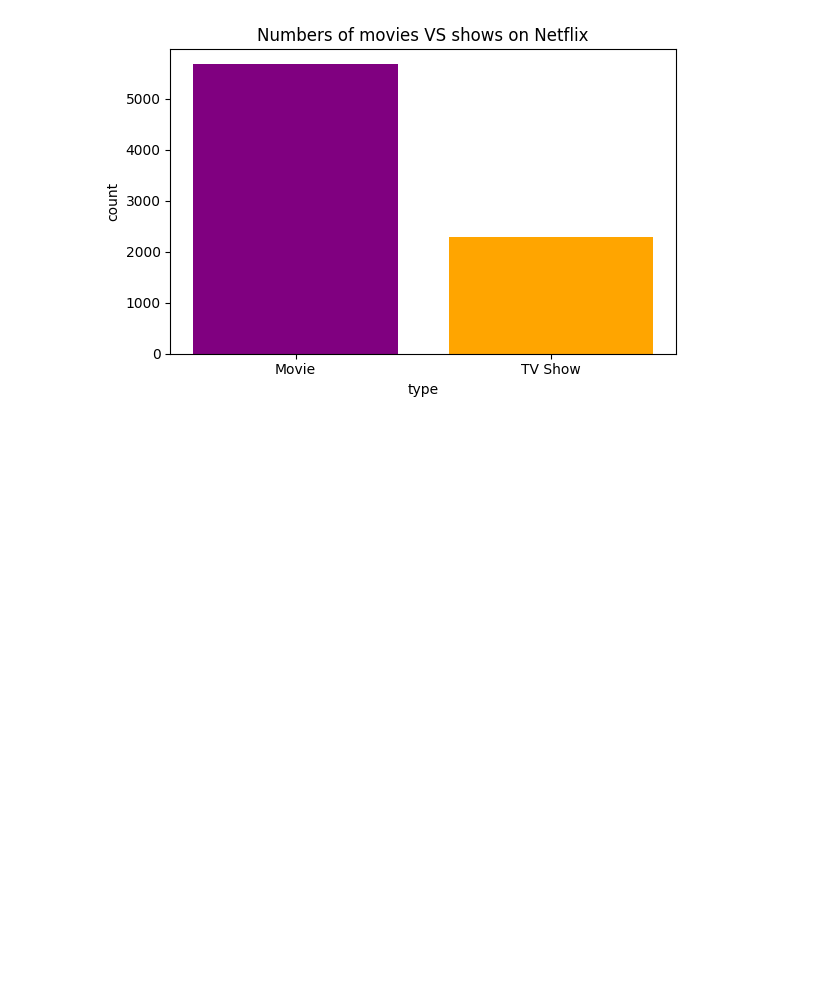
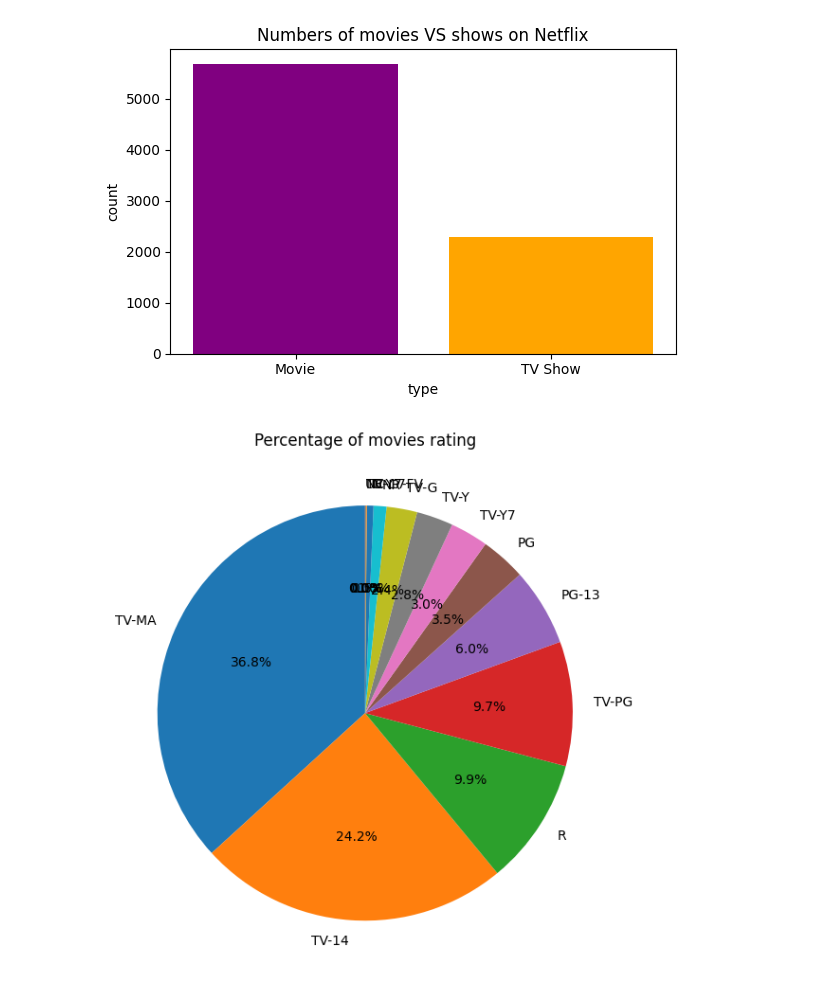
Before and after one commit to NamanAgarwal039/netflix-data-exploration, a Jupyter notebook: notebooks/netflix_analysis.ipynb, the cells around one changed output. Drawn from its saved outputs; the diff is of its cells as text; code cells hidden in the pictures; blank space fills up the shorter version.

Commit message:
content rating added

```diff
--- a/notebooks/netflix_analysis.ipynb
+++ b/notebooks/netflix_analysis.ipynb
@@ -1,21 +1,32 @@
 # %%
 import pandas as pd
 import matplotlib.pyplot as plt
 
 #load data
 df=pd.read_csv('/home/naman/Desktop/netflix-data-exploration/data/netflix_titles.csv')
 
 #clean data
 df = df.dropna(subset=['type','release_year','rating','country','duration'])
 
 type_count = df['type'].value_counts()
 plt.figure(figsize=(6,4))
 plt.bar(type_count.index,type_count.values,color =['purple','orange'])
 plt.title("Numbers of movies VS shows on Netflix")
 plt.xlabel("type")
 plt.ylabel("count")
 plt.tight_layout()
-plt.savefig('/home/naman/Desktop/netflix-data-exploration/image/movies_vs_shows')
+plt.savefig('/home/naman/Desktop/netflix-data-exploration/images/movies_vs_shows.png')
 plt.show()
+
+
+
+rating_counts = df['rating'].value_counts()
+plt.figure(figsize=(8,6))
+plt.pie(rating_counts, labels = rating_counts.index,autopct='%1.1f%%',startangle=90)
+plt.title("Percentage of movies rating")
+plt.tight_layout()
+plt.savefig('/home/naman/Desktop/netflix-data-exploration/images/Content_rating_pie.png')
+plt.show()
 # %% [output]
 [figure]
+[figure, added]
```
Also changed, not shown: 1 other file.
